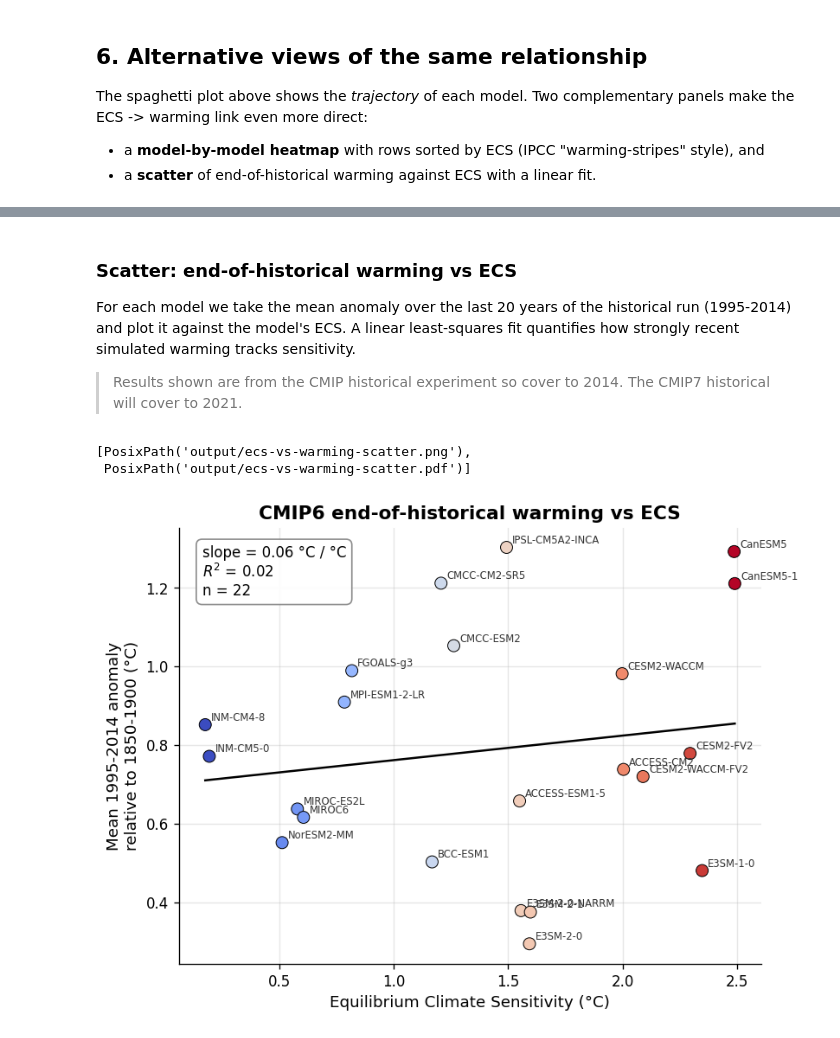
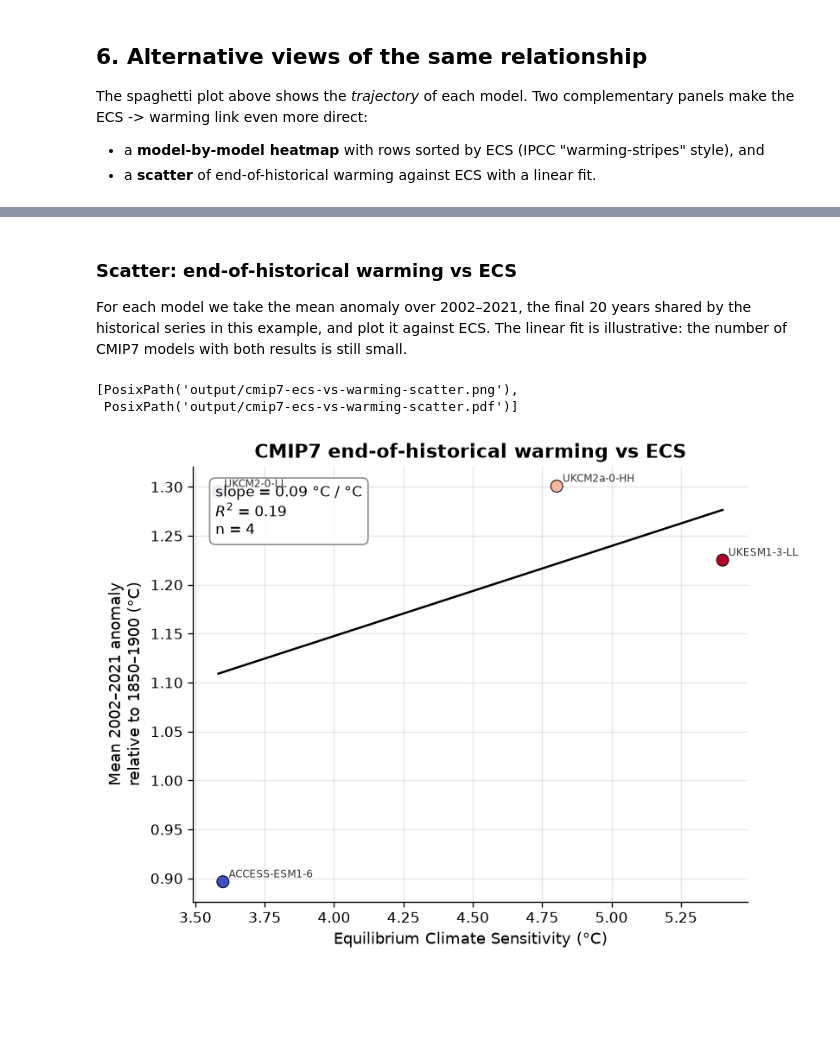
Before and after one commit to Climate-REF/climate-ref-tutorials, a Jupyter notebook: notebooks/05-ecs-temperature-figure.ipynb, the cells around one changed output, grey strips where cells are left out. Drawn from its saved outputs; the diff is of its cells as text; code cells hidden in the pictures; blank space fills up the shorter version.

```diff
--- a/notebooks/05-ecs-temperature-figure.ipynb
+++ b/notebooks/05-ecs-temperature-figure.ipynb
@@ -47,10 +48,12 @@ ecs_values = diagnostics_list_metric_values.sync(
     provider_slug="esmvaltool",
     diagnostic_slug="equilibrium-climate-sensitivity",
     value_type=MetricValueType.SCALAR,
+    mip_era="CMIP7",
     client=client,
 ).data
 
-ecs_df = metric_values_to_dataframe(ecs_values).dropna(subset=["source_id", "value"])
+ecs_df = metric_values_to_dataframe(ecs_values)
+ecs_df = ecs_df.loc[ecs_df["metric"] == "ecs"].dropna(subset=["source_id", "value"])
 ecs_per_model = ecs_df.groupby("source_id")["value"].mean().rename("ecs").sort_values()
 ecs_per_model
 # %% [output]
@@ -164,7 +156,9 @@ Each line is one model, coloured by its ECS using a sequential colormap.
 The multi-model mean is overlaid in black, the IPCC AR6 *very likely* ECS range (2.0-5.0 °C)
 is marked on the colourbar.
 # %%
-models = [m for m in ecs_per_model.index if m in anom.columns]
+models = [model for model in ecs_per_model.index if model in anom.columns]
+if len(models) < 2:
+    raise ValueError("At least two CMIP7 models need both ECS and historical tas results")
 ecs_vals = ecs_per_model.loc[models].to_numpy()
 
 norm = Normalize(vmin=float(ecs_vals.min()), vmax=float(ecs_vals.max()))
@@ -195,8 +189,8 @@ ax.axhline(0, color="grey", linewidth=0.6, linestyle="--")
 ax.set_xlim(1850, int(mm_mean.index.max()))
 ax.margins(x=0)
 ax.set_xlabel("Year")
-ax.set_ylabel("Global mean surface temperature anomaly\nrelative to 1850-1900 (°C)")
-ax.set_title("CMIP6 historical global mean surface temperature\ncoloured by Equilibrium Climate Sensitivity")
+ax.set_ylabel("Global mean surface temperature anomaly\nrelative to 1850–1900 (°C)")
+ax.set_title("CMIP7 historical global mean surface temperature\ncoloured by Equilibrium Climate Sensitivity")
 ax.legend(loc="upper left")
 
 sm = ScalarMappable(norm=norm, cmap=cmap)
@@ -204,13 +198,12 @@ sm.set_array([])
 cbar = fig.colorbar(sm, ax=ax, pad=0.03, aspect=28)
 cbar.set_label("Equilibrium Climate Sensitivity (°C)")
 
-# Mark the IPCC AR6 very likely ECS range (2.0-5.0 °C) directly on the colourbar.
+# Mark the IPCC AR6 very likely ECS range (2.0–5.0 °C) on the colourbar.
 very_likely_lo, very_likely_hi = 2.0, 5.0
 for level in (very_likely_lo, very_likely_hi):
     if norm.vmin <= level <= norm.vmax:
         cbar.ax.axhline(level, color="black", linewidth=1.2)
 
-# Re-label the colourbar ticks so the AR6 very-likely range edges are explicit.
 ticks = sorted({round(t, 2) for t in cbar.get_ticks()} | {very_likely_lo, very_likely_hi})
 ticks = [t for t in ticks if norm.vmin <= t <= norm.vmax]
 cbar.set_ticks(ticks)
@@ -219,7 +212,7 @@ cbar.set_ticklabels([f"{t:g}*" if t in (very_likely_lo, very_likely_hi) else f"{
 fig.text(
     0.99,
     0.01,
-    "* edges of the IPCC AR6 very likely ECS range (2.0 - 5.0 °C).",
+    "* edges of the IPCC AR6 very likely ECS range (2.0–5.0 °C).",
     ha="right",
     va="bottom",
     fontsize=8,
@@ -282,12 +278,11 @@ free_memory()
 # %% [markdown]
 ### Scatter: end-of-historical warming vs ECS
 
-For each model we take the mean anomaly over the last 20 years of the historical run (1995-2014) and plot it against the model's ECS.
-A linear least-squares fit quantifies how strongly recent simulated warming tracks sensitivity.
-
-> Results shown are from the CMIP historical experiment so cover to 2014. The CMIP7 historical will cover to 2021.
+For each model we take the mean anomaly over 2002–2021, the final 20 years shared by
+the historical series in this example, and plot it against ECS. The linear fit is
+illustrative: the number of CMIP7 models with both results is still small.
 # %%
-late = anom.loc[1995:2014, models].mean(axis=0)
+late = anom.loc[2002:2021, models].mean(axis=0)
 ecs_x = ecs_per_model.loc[models]
 
 slope, intercept = np.polyfit(ecs_x.values, late.values, 1)
@@ -304,42 +299,42 @@ ax_s.scatter(
     edgecolor="black",
     linewidth=0.6,
     zorder=3,
 )
 
 xfit = np.linspace(ecs_x.min(), ecs_x.max(), 50)
 ax_s.plot(xfit, slope * xfit + intercept, color="black", linewidth=1.5, zorder=2)
 
 ax_s.text(
     0.04,
     0.96,
     f"slope = {slope:.2f} °C / °C\n$R^2$ = {r**2:.2f}\nn = {len(models)}",
     transform=ax_s.transAxes,
     va="top",
     ha="left",
     fontsize=10,
     bbox=dict(boxstyle="round,pad=0.4", fc="white", ec="grey", alpha=0.9),
 )
 
-for m in models:
+for model in models:
     ax_s.annotate(
-        m,
-        (ecs_x[m], late[m]),
+        model,
+        (ecs_x[model], late[model]),
         fontsize=7,
         xytext=(4, 3),
         textcoords="offset points",
         color="#333333",
     )
 
 ax_s.set_xlabel("Equilibrium Climate Sensitivity (°C)")
-ax_s.set_ylabel("Mean 1995-2014 anomaly\nrelative to 1850-1900 (°C)")
-ax_s.set_title("CMIP6 end-of-historical warming vs ECS")
+ax_s.set_ylabel("Mean 2002–2021 anomaly\nrelative to 1850–1900 (°C)")
+ax_s.set_title("CMIP7 end-of-historical warming vs ECS")
 
 fig_s.tight_layout()
-save_figure(fig_s, "output/ecs-vs-warming-scatter")
+save_figure(fig_s, "output/cmip7-ecs-vs-warming-scatter")
 # %% [output]
-[PosixPath('output/ecs-vs-warming-scatter.png'),
- PosixPath('output/ecs-vs-warming-scatter.pdf')]
+[PosixPath('output/cmip7-ecs-vs-warming-scatter.png'),
+ PosixPath('output/cmip7-ecs-vs-warming-scatter.pdf')]
-[figure, old version]
+[figure, new version]
 # %%
 plt.close(fig_s)
 free_memory()
```
Also changed, not shown: parts of 13 cells of this notebook, 9 other files.
